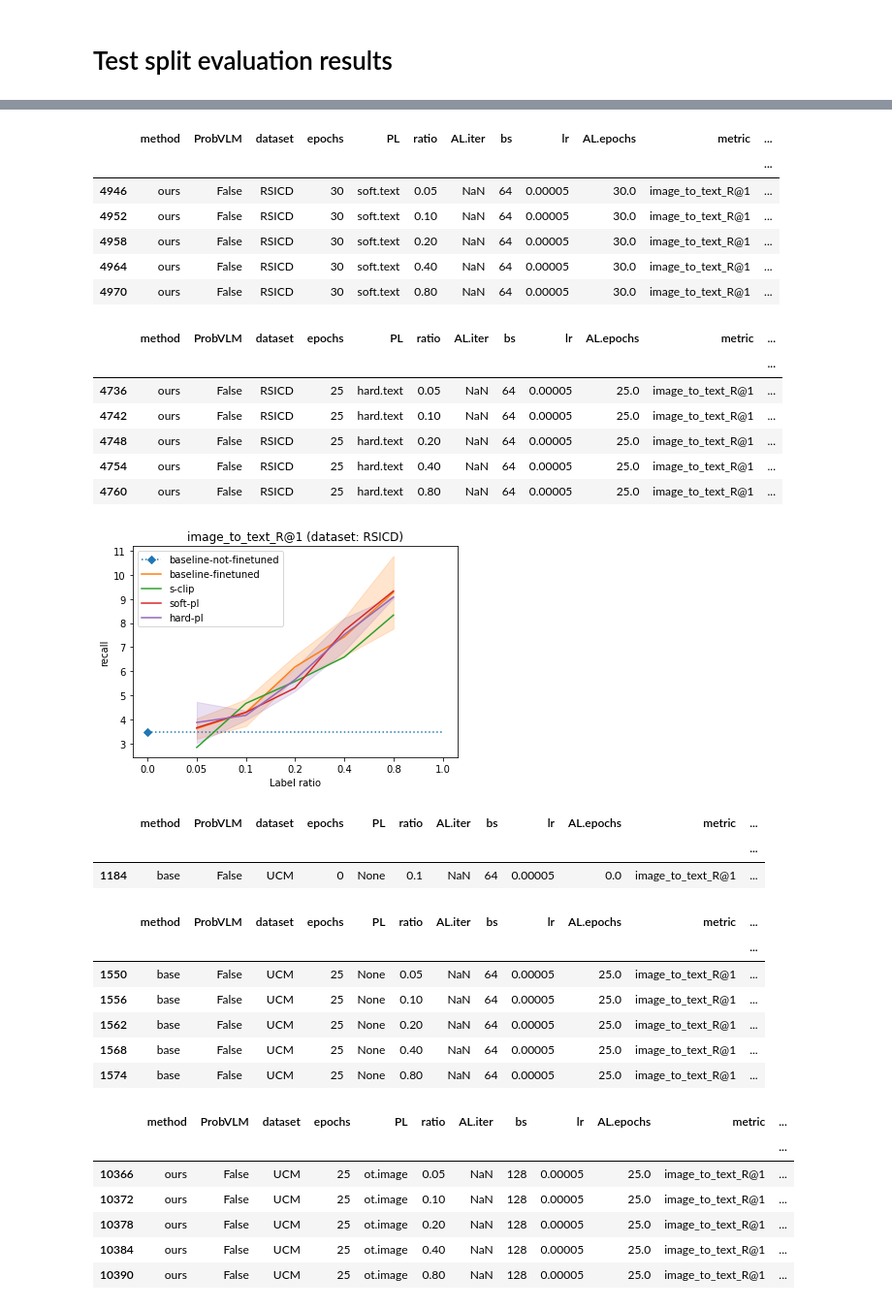
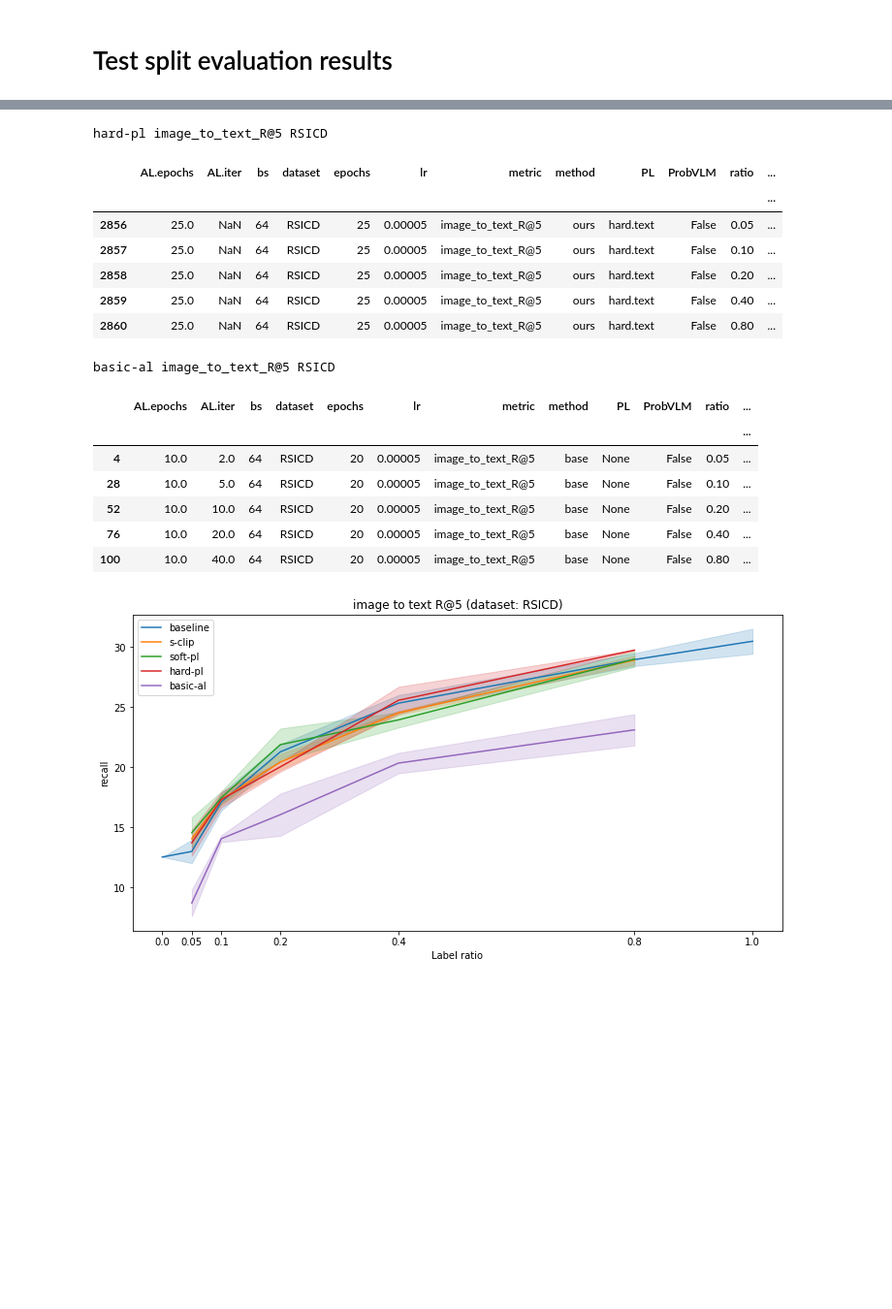
Before and after one commit to nataliehh/thesis2023-2024, a Jupyter notebook: results_analysis.ipynb, the cells around one changed output, grey strips where cells are left out. Shown at 97% size. Cells and saved outputs as stored; diff of their text form; code cells hidden in the pictures; blank space fills up the shorter version.

Commit message:
Newest results, improved plots

```diff
--- a/results_analysis.ipynb
+++ b/results_analysis.ipynb
@@ -98,16 +98,16 @@ def prep_and_store_results(txt_path: str): # Prepare the (text-file) results to
 def get_results_per_model(df, hyperparam_tuning = True):
     if hyperparam_tuning: # Only report on the results for a specific label ratio if we're hyperparam tuning
         df = df[(df['ratio'] == 0.1)]
-    df_no_finetune = df[(df['epochs']==0)]
-    df_baseline = df[(df['AL.iter'].isna()) & (df['method'] == 'base') & (df['epochs'] > 0)]
+#     df_no_finetune = df[(df['epochs']==0)]
+    df_baseline = df[((df['AL.iter'].isna()) & (df['method'] == 'base') & (df['epochs'] > 0)) | (df['ratio'] == 0 )]
     df_S_CLIP = df[(df['AL.iter'].isna()) & (df['method'] == 'ours') & (df['PL'].str.contains('ot.'))]
     df_soft_PL = df[(df['AL.iter'].isna()) & (df['method'] == 'ours') & (df['PL'].str.contains('soft.'))]
     df_hard_PL = df[(df['AL.iter'].isna()) & (df['method'] == 'ours') & (df['PL'].str.contains('hard.'))]
-    df_basic_AL = df[(df['AL.iter']>0) & (df['ProbVLM']=='False')]
+    df_basic_AL = df[(df['AL.iter']>=0) & (df['ProbVLM']=='False') & (df['AL.epochs']<=20)]
     df_probvlm_AL = df[(df['ProbVLM']=='True')]
 
     return { # return a dictionary of results per model
-        'baseline-not-finetuned' : df_no_finetune, 'baseline-finetuned': df_baseline, 's-clip': df_S_CLIP,
+        'baseline': df_baseline, 's-clip': df_S_CLIP,  #'baseline-not-finetuned' : df_no_finetune,
         'soft-pl': df_soft_PL, 'hard-pl': df_hard_PL, 'basic-al': df_basic_AL, 'probvlm': df_probvlm_AL
     }
 # %%
@@ -445,8 +426,8 @@ def performance_per_label_ratio(df, metric, dataset):
     df_filtered = df_filtered.sort_values(by='ratio')
     display(df_filtered)
     # Get the performance mean for the metric
-    performance = list(df_filtered[('value', 'mean')].to_numpy())
-    performance_std = list(df_filtered[('value', 'std')].to_numpy())
+    performance = df_filtered[('value', 'mean')].to_numpy()
+    performance_std = df_filtered[('value', 'std')].to_numpy()
 #     label_ratios = df_filtered['ratio'].tolist()
     return performance, performance_std
 # %%
@@ -494,8 +485,9 @@ def plot_model_comparison(results_dict, metric, dataset):
     plt.legend()
     plt.show()
 # %%
-metric = 'image_to_text_R@1'
+metrics = ['image_to_text_R@5', 'text_to_image_R@5']
 datasets = ['RSICD', 'UCM', 'Sydney']
-for dataset in datasets:
-    plot_model_comparison(results_dict, metric, dataset)
+for metric in metrics:
+    for dataset in datasets:
+        plot_model_comparison(results_dict, metric, dataset)
 # %% [output]
@@ -519,32 +520,17 @@ for dataset in datasets:
+hard-pl image_to_text_R@5 RSICD
-|  | method | ProbVLM | dataset | epochs | PL | ratio | AL.iter | bs | lr | AL.epochs | metric | ... |
+|  | AL.epochs | AL.iter | bs | dataset | epochs | lr | metric | method | PL | ProbVLM | ratio | ... |
 |  |  |  |  |  |  |  |  |  |  |  |  | ... |
-| 4946 | ours | False | RSICD | 30 | soft.text | 0.05 | NaN | 64 | 0.00005 | 30.0 | image_to_text_R@1 | ... |
-| 4952 | ours | False | RSICD | 30 | soft.text | 0.10 | NaN | 64 | 0.00005 | 30.0 | image_to_text_R@1 | ... |
-| 4958 | ours | False | RSICD | 30 | soft.text | 0.20 | NaN | 64 | 0.00005 | 30.0 | image_to_text_R@1 | ... |
-| 4964 | ours | False | RSICD | 30 | soft.text | 0.40 | NaN | 64 | 0.00005 | 30.0 | image_to_text_R@1 | ... |
-| 4970 | ours | False | RSICD | 30 | soft.text | 0.80 | NaN | 64 | 0.00005 | 30.0 | image_to_text_R@1 | ... |
+| 2856 | 25.0 | NaN | 64 | RSICD | 25 | 0.00005 | image_to_text_R@5 | ours | hard.text | False | 0.05 | ... |
+| 2857 | 25.0 | NaN | 64 | RSICD | 25 | 0.00005 | image_to_text_R@5 | ours | hard.text | False | 0.10 | ... |
+| 2858 | 25.0 | NaN | 64 | RSICD | 25 | 0.00005 | image_to_text_R@5 | ours | hard.text | False | 0.20 | ... |
+| 2859 | 25.0 | NaN | 64 | RSICD | 25 | 0.00005 | image_to_text_R@5 | ours | hard.text | False | 0.40 | ... |
+| 2860 | 25.0 | NaN | 64 | RSICD | 25 | 0.00005 | image_to_text_R@5 | ours | hard.text | False | 0.80 | ... |
+basic-al image_to_text_R@5 RSICD
-|  | method | ProbVLM | dataset | epochs | PL | ratio | AL.iter | bs | lr | AL.epochs | metric | ... |
+|  | AL.epochs | AL.iter | bs | dataset | epochs | lr | metric | method | PL | ProbVLM | ratio | ... |
 |  |  |  |  |  |  |  |  |  |  |  |  | ... |
-| 4736 | ours | False | RSICD | 25 | hard.text | 0.05 | NaN | 64 | 0.00005 | 25.0 | image_to_text_R@1 | ... |
-| 4742 | ours | False | RSICD | 25 | hard.text | 0.10 | NaN | 64 | 0.00005 | 25.0 | image_to_text_R@1 | ... |
-| 4748 | ours | False | RSICD | 25 | hard.text | 0.20 | NaN | 64 | 0.00005 | 25.0 | image_to_text_R@1 | ... |
-| 4754 | ours | False | RSICD | 25 | hard.text | 0.40 | NaN | 64 | 0.00005 | 25.0 | image_to_text_R@1 | ... |
-| 4760 | ours | False | RSICD | 25 | hard.text | 0.80 | NaN | 64 | 0.00005 | 25.0 | image_to_text_R@1 | ... |
+| 4 | 10.0 | 2.0 | 64 | RSICD | 20 | 0.00005 | image_to_text_R@5 | base | None | False | 0.05 | ... |
+| 28 | 10.0 | 5.0 | 64 | RSICD | 20 | 0.00005 | image_to_text_R@5 | base | None | False | 0.10 | ... |
+| 52 | 10.0 | 10.0 | 64 | RSICD | 20 | 0.00005 | image_to_text_R@5 | base | None | False | 0.20 | ... |
+| 76 | 10.0 | 20.0 | 64 | RSICD | 20 | 0.00005 | image_to_text_R@5 | base | None | False | 0.40 | ... |
+| 100 | 10.0 | 40.0 | 64 | RSICD | 20 | 0.00005 | image_to_text_R@5 | base | None | False | 0.80 | ... |
-[figure, old version]
+[figure, new version]
-|  | method | ProbVLM | dataset | epochs | PL | ratio | AL.iter | bs | lr | AL.epochs | metric | ... |
-|  |  |  |  |  |  |  |  |  |  |  |  | ... |
-| 1184 | base | False | UCM | 0 | None | 0.1 | NaN | 64 | 0.00005 | 0.0 | image_to_text_R@1 | ... |
-|  | method | ProbVLM | dataset | epochs | PL | ratio | AL.iter | bs | lr | AL.epochs | metric | ... |
-|  |  |  |  |  |  |  |  |  |  |  |  | ... |
-| 1550 | base | False | UCM | 25 | None | 0.05 | NaN | 64 | 0.00005 | 25.0 | image_to_text_R@1 | ... |
-| 1556 | base | False | UCM | 25 | None | 0.10 | NaN | 64 | 0.00005 | 25.0 | image_to_text_R@1 | ... |
-| 1562 | base | False | UCM | 25 | None | 0.20 | NaN | 64 | 0.00005 | 25.0 | image_to_text_R@1 | ... |
-| 1568 | base | False | UCM | 25 | None | 0.40 | NaN | 64 | 0.00005 | 25.0 | image_to_text_R@1 | ... |
-| 1574 | base | False | UCM | 25 | None | 0.80 | NaN | 64 | 0.00005 | 25.0 | image_to_text_R@1 | ... |
-|  | method | ProbVLM | dataset | epochs | PL | ratio | AL.iter | bs | lr | AL.epochs | metric | ... |
-|  |  |  |  |  |  |  |  |  |  |  |  | ... |
-| 10366 | ours | False | UCM | 25 | ot.image | 0.05 | NaN | 128 | 0.00005 | 25.0 | image_to_text_R@1 | ... |
-| 10372 | ours | False | UCM | 25 | ot.image | 0.10 | NaN | 128 | 0.00005 | 25.0 | image_to_text_R@1 | ... |
-| 10378 | ours | False | UCM | 25 | ot.image | 0.20 | NaN | 128 | 0.00005 | 25.0 | image_to_text_R@1 | ... |
-| 10384 | ours | False | UCM | 25 | ot.image | 0.40 | NaN | 128 | 0.00005 | 25.0 | image_to_text_R@1 | ... |
-| 10390 | ours | False | UCM | 25 | ot.image | 0.80 | NaN | 128 | 0.00005 | 25.0 | image_to_text_R@1 | ... |
```
Also changed, not shown: parts of 20 cells of this notebook.
